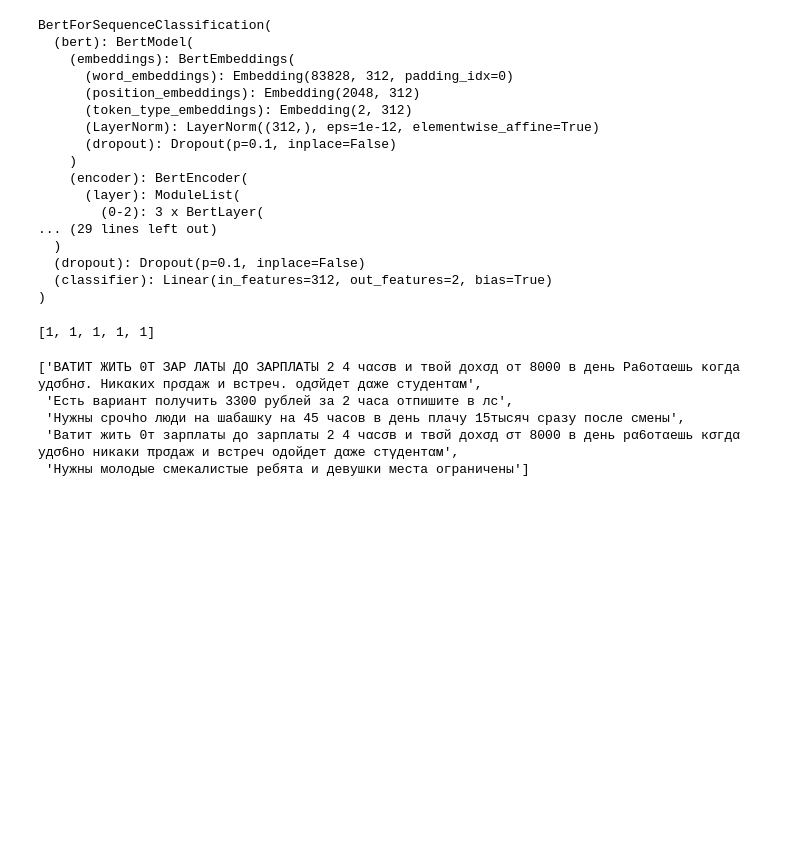
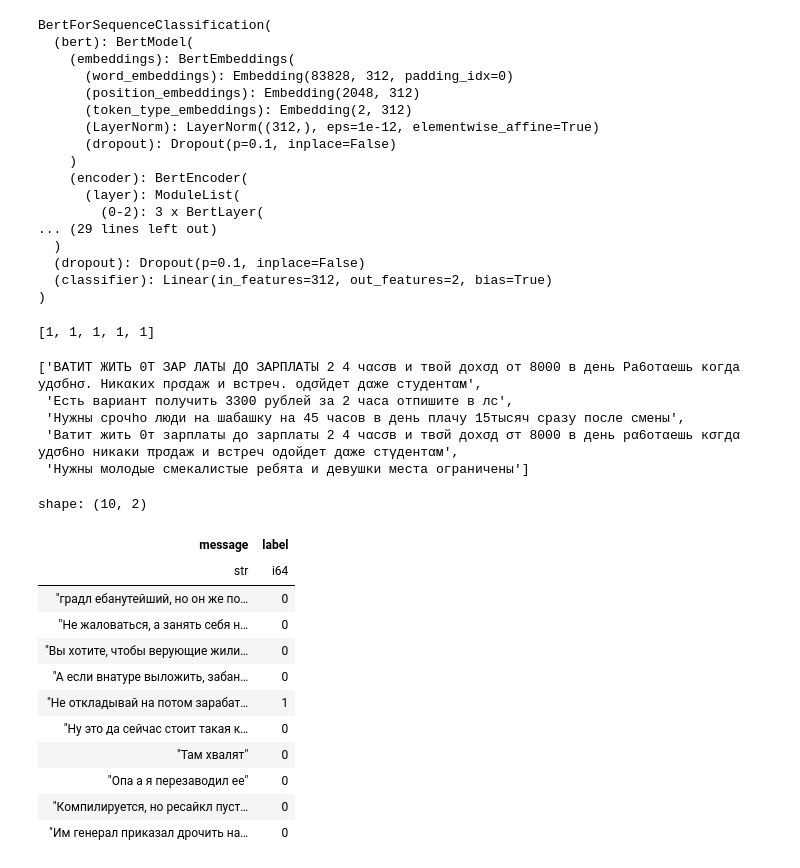
Before and after one commit to pampa89d/rubert_bynary_clas, a Jupyter notebook: notebook/classification_spam.ipynb, the cells around one changed output. Cells and saved outputs as stored; diff of their text form; code cells hidden in the pictures; blank space fills up the shorter version.

```diff
--- a/notebook/classification_spam.ipynb
+++ b/notebook/classification_spam.ipynb
@@ -314,3 +335,19 @@ df.filter(pl.col("label") == 1)[-5:]["message"].to_list()
  'Нужны cpочho люди нa шaбашку нa 45 чaсов в дeнь плaчy 15тыcяч сразy поcлe смeны',
  'Вaтит жить 0т зaрплаты до заpплаты 2 4 чαсσв и твσй дохσд σт 8000 в дeнь рα6отαeшь кσгдα удσ6но никаᴋи πрσдаж и вᴄтρеч одойдeт дαжe стγдeнтαᴍ',
  'Нужны молодые смекалистые ребята и девушки места ограничены']
+# %%
+df[100:110]
+# %% [output]
+shape: (10, 2)
+| message | label |
+| str | i64 |
+| "градл ебанутейший, но он же по… | 0 |
+| "Не жаловаться, а занять себя н… | 0 |
+| "Вы хотите, чтобы верующие жили… | 0 |
+| "А если внатуре выложить, забан… | 0 |
+| "He oткладывaй на пoтом зaрaбат… | 1 |
+| "Ну это да сейчас стоит такая к… | 0 |
+| "Там хвалят" | 0 |
+| "Опа а я перезаводил ее" | 0 |
+| "Компилируется, но ресайкл пуст… | 0 |
+| "Им генерал приказал дрочить на… | 0 |
```
Also changed, not shown: parts of 12 cells of this notebook, 9 other files.
